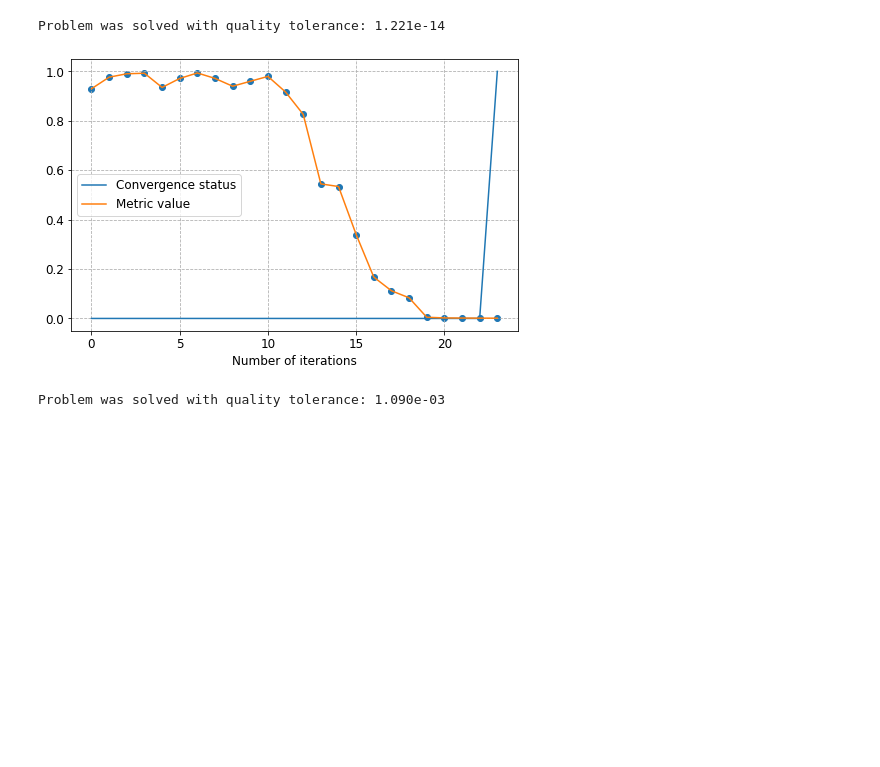
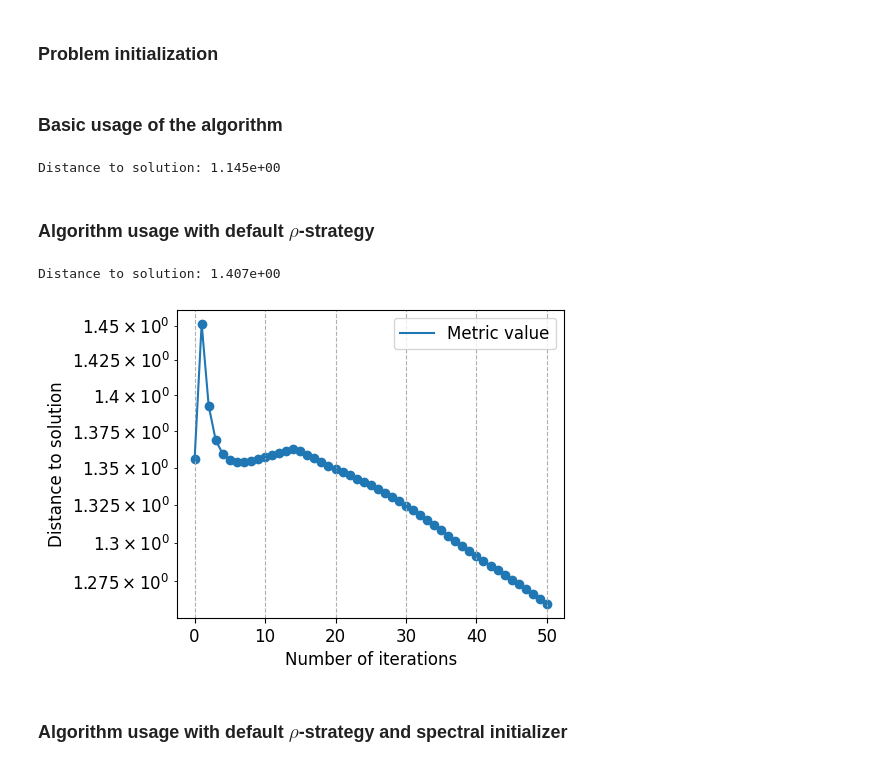
Before and after one commit to shaxov/phrt_opt, a Jupyter notebook: examples/ADMM.ipynb, the cells around one changed output. Drawn from its saved outputs; the diff is of its cells as text; code cells hidden in the pictures; blank space fills up the shorter version.

```diff
--- a/examples/ADMM.ipynb
+++ b/examples/ADMM.ipynb
@@ -4,64 +4,60 @@ import numpy as np
 import matplotlib.pyplot as plt
 
 plt.rcParams.update({'font.size': 12})
+# %% [markdown]
+### Problem initialization
 # %%
-# Problem initialization
+infos = {}
 
-num_beams = 8
+num_beams = 100
 num_measurements = 4 * num_beams
 
 # Transmission matrix
 tm = np.random.randn(num_measurements, num_beams) + 1j * np.random.randn(num_measurements, num_beams)
 
 # Solution vector
-x = np.exp(1j * np.random.uniform(-np.pi, np.pi, size=(num_beams, 1)))
 x = np.random.randn(num_beams, 1) + 1j * np.random.randn(num_beams, 1)
 
 # Measurements vector
 b = np.abs(tm.dot(x))
+# %% [markdown]
+### Basic usage of the algorithm
 # %%
-# Basic usage of the algorithm
-
 x_hat = phrt_opt.methods.admm(tm, b, max_iter=500, tol=1e-16)
-
-q = phrt_opt.metrics.quality_norm(x, x_hat)
-print(f"Problem was solved with quality tolerance: %.3e" % q)
+print(f"Distance to solution: %.3e" % phrt_opt.metrics.projection_norm(x, x_hat))
 # %% [output]
-Problem was solved with quality tolerance: 1.221e-14
+Distance to solution: 1.145e+00
+# %% [markdown]
+### Algorithm usage with default $\rho$-strategy
 # %%
-# Algorithm usage with callbacks
-
 tol = 1e-4
 max_iter = 50
-metric = phrt_opt.metrics.quality_norm
-
-callbacks = [
-    phrt_opt.callbacks.IsConvergedCallback(metric, tol),
-    phrt_opt.callbacks.MetricCallback(x, metric),
-]
+metric = phrt_opt.metrics.projection_norm
+callbacks = [phrt_opt.callbacks.MetricCallback(x, metric)]
 
 x_hat, info = phrt_opt.methods.admm(
     tm, b,
     tol=tol,
     max_iter=max_iter,
     metric=metric,
     callbacks=callbacks,
 )
-
-plt.figure(figsize=(8, 5))
-
-plt.plot(info[:, 0], label="Convergence status")
-
-plt.plot(info[:, 1], label="Metric value")
-plt.scatter(np.arange(len(info)), info[:, 1])
+print(f"Distance to solution: %.3e" % phrt_opt.metrics.projection_norm(x, x_hat))
+plt.figure(figsize=(5, 4))
+plt.plot(info[:, 0], label="Metric value")
+plt.scatter(np.arange(len(info)), info[:, 0])
+plt.title("")
 plt.xlabel("Number of iterations")
+plt.ylabel("Distance to solution")
+plt.yscale("log")
 plt.legend()
 plt.grid(True, linestyle='--')
 plt.show()
 
-q = phrt_opt.metrics.quality_norm(x, x_hat)
-print(f"Problem was solved with quality tolerance: %.3e" % q)
+infos["default_strategy"] = info[:, 0]
 # %% [output]
+Distance to solution: 1.407e+00
-[figure, old version]
+[figure, new version]
-Problem was solved with quality tolerance: 1.090e-03
+# %% [markdown]
+### Algorithm usage with default $\rho$-strategy and spectral initializer
 # %%
```
Also changed, not shown: parts of 7 cells of this notebook, 1 other file.
